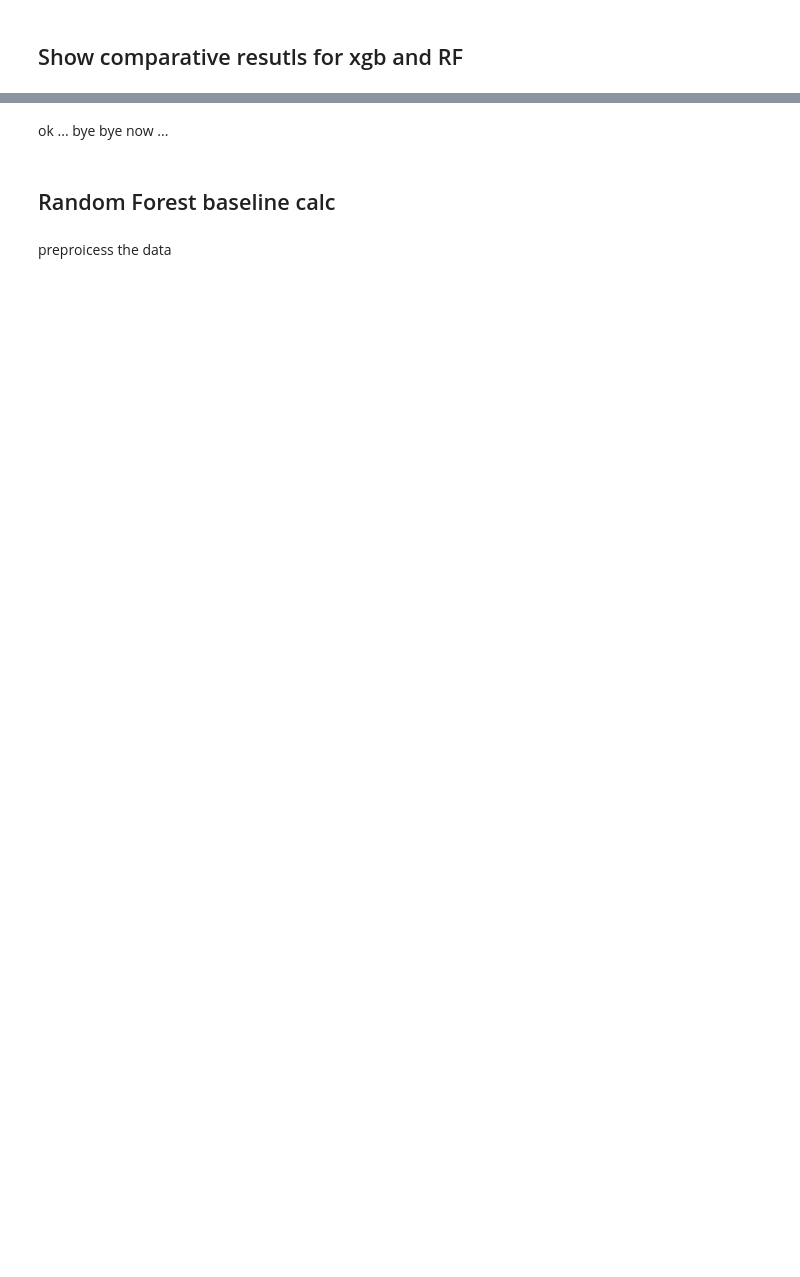
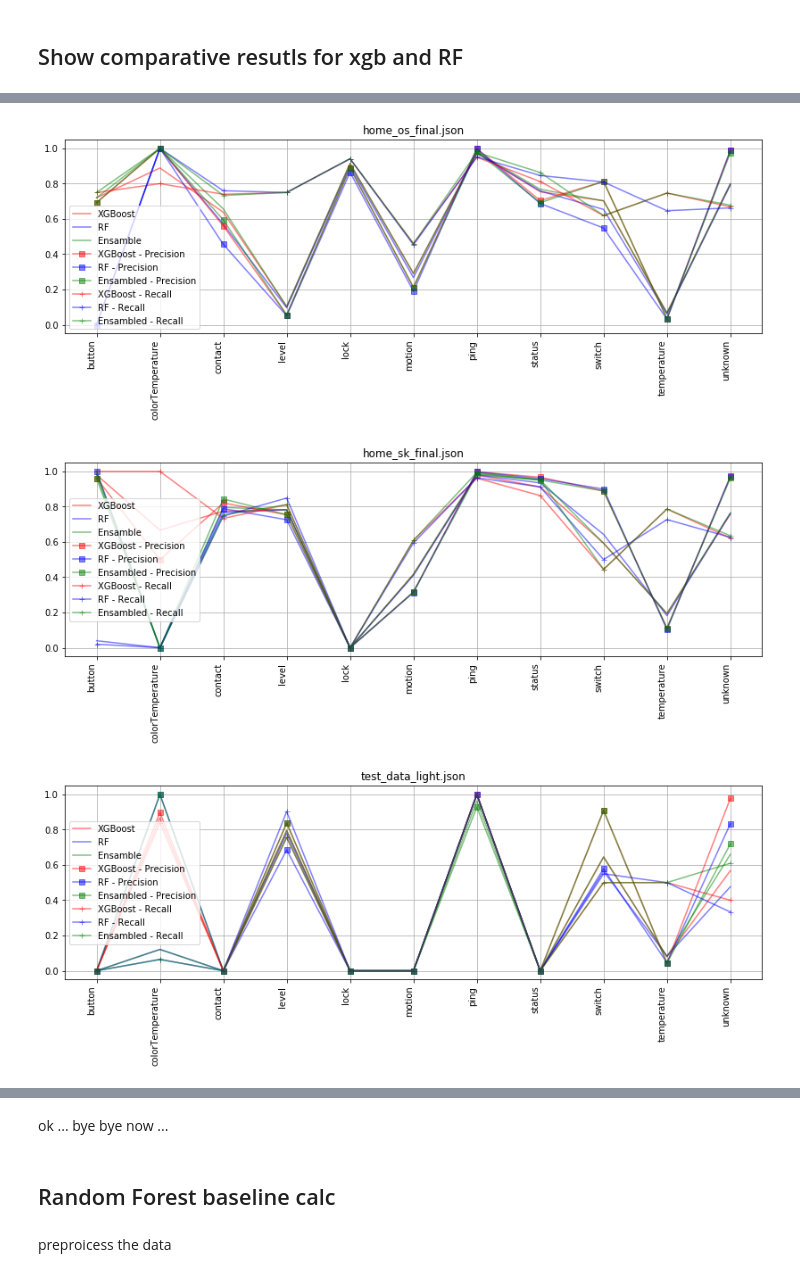
Before and after one commit to karthikaS03/ChatterHub, a Jupyter notebook: file_analysis/RF_LSTM_reduced_classes-knownthen_unknown-onNewData.ipynb, the cells around one changed output, grey strips where cells are left out. Saved outputs shown, nothing was run; the diff lists cells and outputs as text; code cells hidden in the pictures; blank space fills up the shorter version.

Commit message:
adds lst, and the ensamble

```diff
--- a/file_analysis/RF_LSTM_reduced_classes-knownthen_unknown-onNewData.ipynb
+++ b/file_analysis/RF_LSTM_reduced_classes-knownthen_unknown-onNewData.ipynb
@@ -632,3 +646,4 @@ rf_classes =[
 # %%
 rf_mask =create_mask(rf_classes, classes)
 xgb_mask = create_mask(xgb_classes, classes)
+lstm_mask = create_mask(lstm_classes, classes)
@@ -635,10 +658,11 @@ xgb_mask = create_mask(xgb_classes, classes)
 # %%
+ensambled_Resutls = []
 for i in range(len(rf_test_known)) :
     print( "==================HOME Case : %s =============" % test_names[ i] )
-    the_pred = rf_preds[i] * rf_mask + xgb_preds[i] * xgb_mask
+    the_pred = rf_preds[i] * rf_mask + xgb_preds[i] * xgb_mask + lstm_preds[i]* lstm_mask
 #     rf_pred = add_unknowns_back(rf_pred,rf_tests[i][1], rf_test_known[i][3] , classes)
 #     rf_preds.append(rf_pred)
-    print_info( rf_tests[i][1], the_pred, classes, confidance=0.09)
+    ensambled_Resutls.append( print_info( rf_tests[i][1], the_pred, classes, confidance=0.09))
 # %% [output]
 ==================HOME Case : home_os_final.json =============
                          Class  Accuracy     Recall  Precision   F Score    Count            TP/TN/FP/FN
@@ -713,6 +726,12 @@ for index in range(len(test_names)):
          color="blue" ,
              alpha=0.5
         )
+    plt.plot( [x[0] for x in rf_results[index][0]] ,
+     [fix_nan(x[desc.index("F Score")]) for x in ensambled_Resutls[index][0]],
+    label="Ensamble ",
+     color="green" ,
+         alpha=0.5
+    )
 
     plt.plot( [x[0] for x in xg_boost_results[index][0]] ,
          [fix_nan(x[desc.index("Precision")]) for x in xg_boost_results[index][0]],
@@ -721,30 +740,49 @@ for index in range(len(test_names)):
              marker="s",
              alpha=0.5
         )
     plt.plot( [x[0] for x in rf_results[index][0]] ,
          [fix_nan(x[desc.index("Precision")]) for x in rf_results[index][0]],
         label="RF - Precision",
          color="blue" ,
              marker="s",
              alpha=0.5
         )
+    plt.plot( [x[0] for x in rf_results[index][0]] ,
+     [fix_nan(x[desc.index("Precision")]) for x in ensambled_Resutls[index][0]],
+    label="Ensambled - Precision",
+     color="green" ,
+         marker="s",
+         alpha=0.5
+    )
     plt.plot( [x[0] for x in xg_boost_results[index][0]] ,
          [fix_nan(x[desc.index("Recall")]) for x in xg_boost_results[index][0]],
         label="XGBoost - Recall",
          color="red" ,
              marker="+",
              alpha=0.5
         )
     plt.plot( [x[0] for x in rf_results[index][0]] ,
          [fix_nan(x[desc.index("Recall")]) for x in rf_results[index][0]],
         label="RF - Recall",
          color="blue" ,
              marker="+",
              alpha=0.5
         )
 
+    plt.plot( [x[0] for x in rf_results[index][0]] ,
+     [fix_nan(x[desc.index("Recall")]) for x in ensambled_Resutls[index][0]],
+    label="Ensambled - Recall",
+     color="green" ,
+         marker="+",
+         alpha=0.5
+    )
+
     # plt.plot( )
     plt.legend()
     plt.xticks(rotation=90, ha='right')
     plt.title(test_names[ index] )
     plt.grid()
+# %% [output]
+[figure, added]
+[figure, added]
+[figure, added]
```
Also changed, not shown: parts of 30 cells of this notebook, 1 other file.
